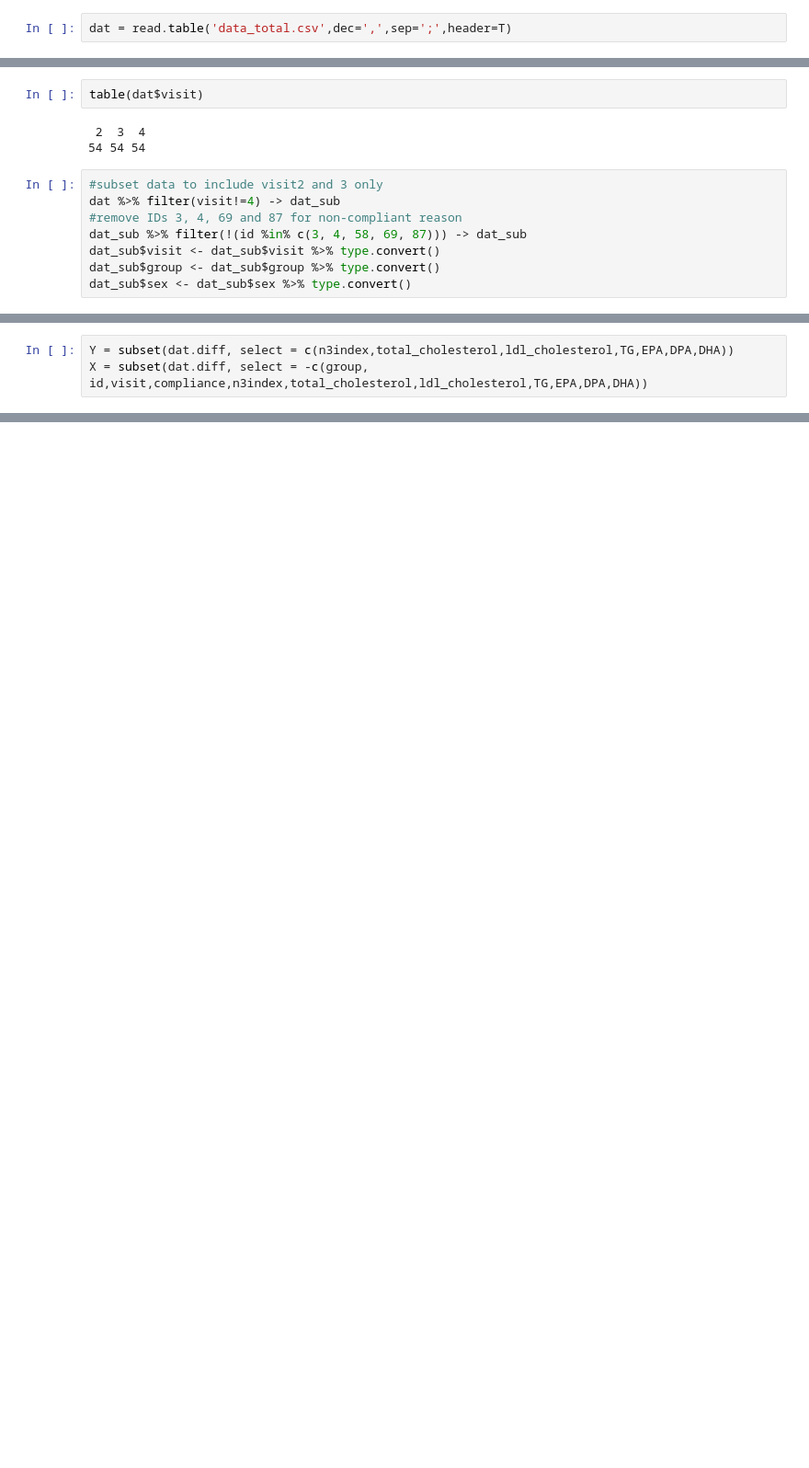
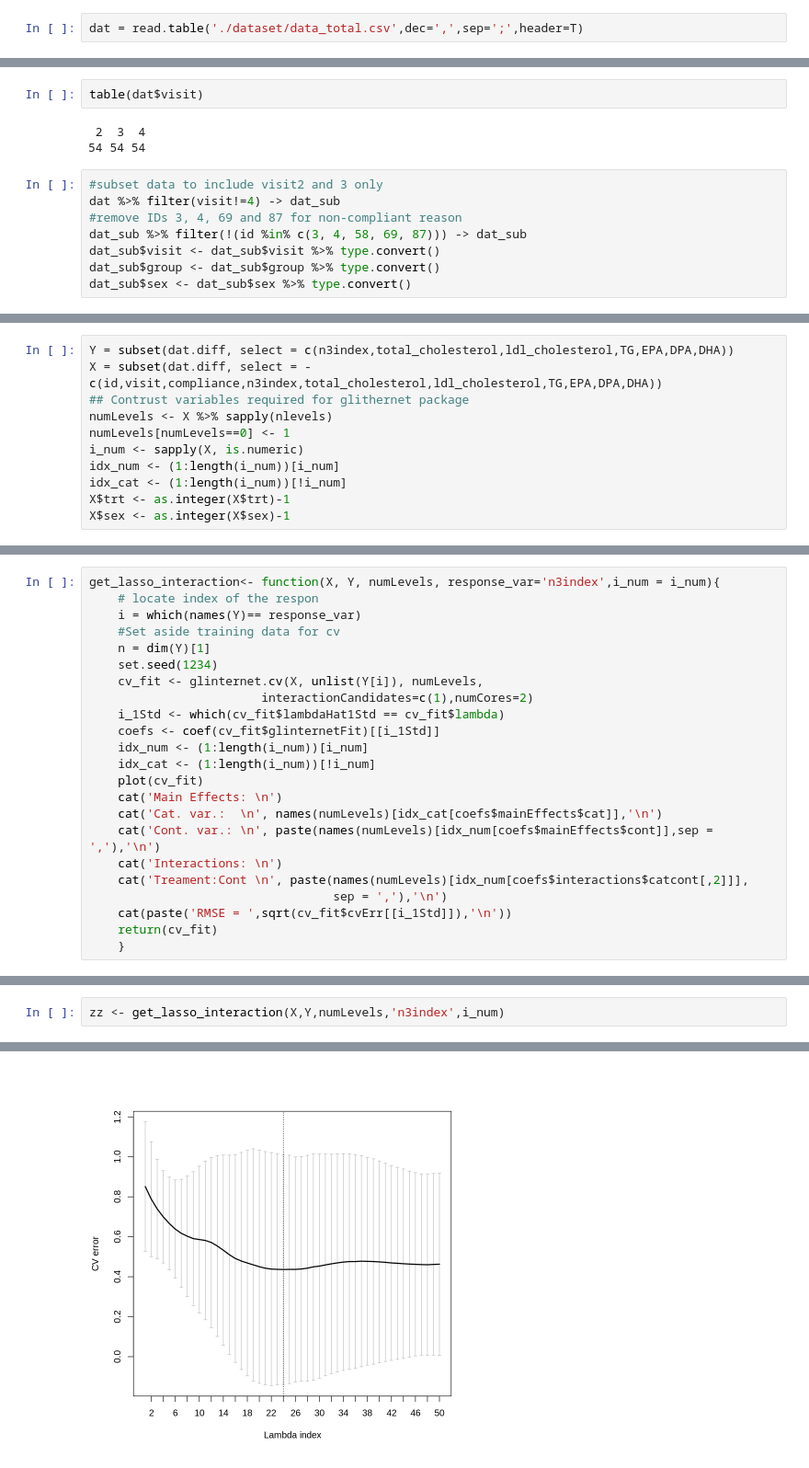
Before and after one commit to xlai/lipids, a Jupyter notebook: analysis_lasso.ipynb, the cells around one changed output, grey strips where cells are left out. Shown at 92% size. Saved outputs shown, nothing was run; the diff lists cells and outputs as text; blank space fills up the shorter version.

Commit message:
Added function using Glinternet packaging analysing first-order interaction between lipid profile and treatment

```diff
--- a/analysis_lasso.ipynb
+++ b/analysis_lasso.ipynb
@@ -23,4 +21,4 @@ As you probably have noticed, IDs 3, 4, 69 and 87 do not have any data from visi
 
 In the PlosOne paper (where only group 1 and 3 were analyzed), 2 additional participants that were found to be outliers were excluded. Stine and I were wondering if, based on your analyses, you find any participants that are outliers and therefore should be excluded?
 # %%
-dat = read.table('data_total.csv',dec=',',sep=';',header=T)
+dat = read.table('./dataset/data_total.csv',dec=',',sep=';',header=T)
@@ -99,3 +86,11 @@ dat.diff = cbind(subset(dat.visit3,
 # %%
 Y = subset(dat.diff, select = c(n3index,total_cholesterol,ldl_cholesterol,TG,EPA,DPA,DHA))
-X = subset(dat.diff, select = -c(group, id,visit,compliance,n3index,total_cholesterol,ldl_cholesterol,TG,EPA,DPA,DHA))
+X = subset(dat.diff, select = -c(id,visit,compliance,n3index,total_cholesterol,ldl_cholesterol,TG,EPA,DPA,DHA))
+## Contrust variables required for glithernet package
+numLevels <- X %>% sapply(nlevels)
+numLevels[numLevels==0] <- 1
+i_num <- sapply(X, is.numeric)
+idx_num <- (1:length(i_num))[i_num]
+idx_cat <- (1:length(i_num))[!i_num]
+X$trt <- as.integer(X$trt)-1
+X$sex <- as.integer(X$sex)-1
@@ -102,3 +102,26 @@ X = subset(dat.diff, select = -c(group, id,visit,compliance,n3index,total_choles
+# %%
+get_lasso_interaction<- function(X, Y, numLevels, response_var='n3index',i_num = i_num){
+    # locate index of the respon
+    i = which(names(Y)== response_var)
+    #Set aside training data for cv
+    n = dim(Y)[1]
+    set.seed(1234)
+    cv_fit <- glinternet.cv(X, unlist(Y[i]), numLevels,
+                        interactionCandidates=c(1),numCores=2)
+    i_1Std <- which(cv_fit$lambdaHat1Std == cv_fit$lambda)
+    coefs <- coef(cv_fit$glinternetFit)[[i_1Std]]
+    idx_num <- (1:length(i_num))[i_num]
+    idx_cat <- (1:length(i_num))[!i_num]
+    plot(cv_fit)
+    cat('Main Effects: \n')
+    cat('Cat. var.:  \n', names(numLevels)[idx_cat[coefs$mainEffects$cat]],'\n')
+    cat('Cont. var.: \n', paste(names(numLevels)[idx_num[coefs$mainEffects$cont]],sep = ','),'\n')
+    cat('Interactions: \n')
+    cat('Treament:Cont \n', paste(names(numLevels)[idx_num[coefs$interactions$catcont[,2]]],
+                                  sep = ','),'\n')
+    cat(paste('RMSE = ',sqrt(cv_fit$cvErr[[i_1Std]]),'\n'))
+    return(cv_fit)
+    }
 # %%
 get_lasso <- function(X, Y, response_var='n3index'){
     # locate index of the respon
@@ -126,0 +153,3 @@ get_lasso <- function(X, Y, response_var='n3index'){
+# %%
+zz <- get_lasso_interaction(X,Y,numLevels,'n3index',i_num)
+# %% [output]
@@ -126,0 +165 @@ get_lasso <- function(X, Y, response_var='n3index'){
+[figure, added]
```
Also changed, not shown: parts of 19 cells of this notebook, 1 other file.
